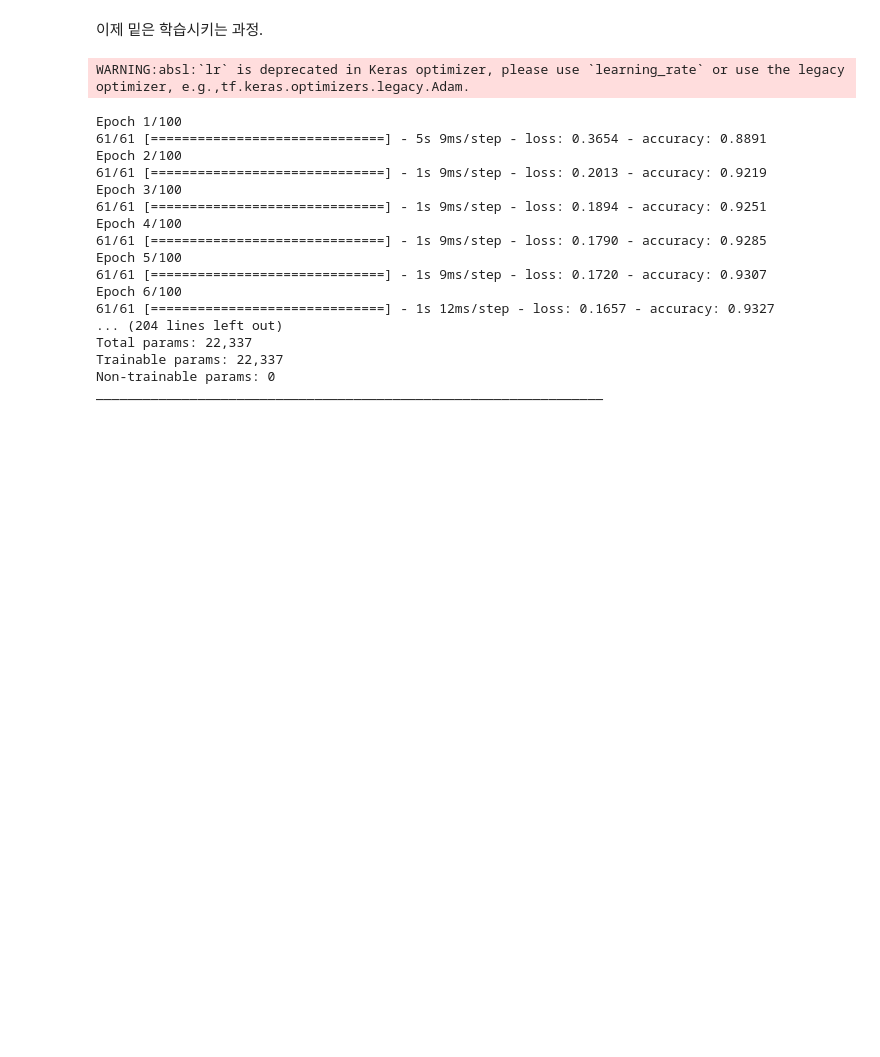
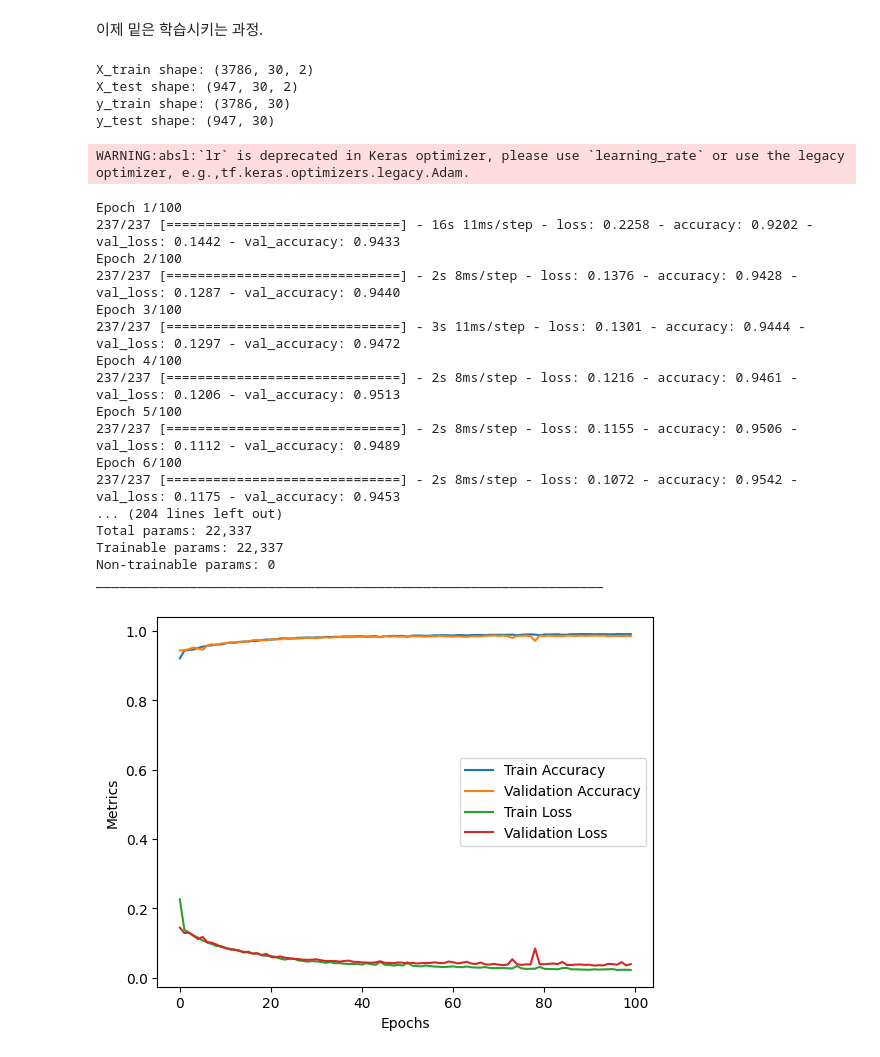
Before and after one commit to bk123477/Fall-Detection-Using-GRU, a Jupyter notebook: gru_real.ipynb, the cells around one changed output. Drawn from its saved outputs; the diff is of its cells as text; code cells hidden in the pictures; blank space fills up the shorter version.

```diff
--- a/gru_real.ipynb
+++ b/gru_real.ipynb
@@ -103,54 +103,72 @@ print(y_train.shape)
 # %%
 import numpy as np
 import tensorflow as tf
+import matplotlib.pyplot as plt
+from sklearn.model_selection import train_test_split
 from tensorflow.keras.layers import Input, GRU, Dense, Dropout
 from tensorflow.keras.models import Sequential
 from tensorflow.keras.optimizers import Adam
 from tensorflow.keras.utils import to_categorical
 
 # 시계열 데이터 생성
 time_steps = 30
 
-X_train = np.load('X_train.npy')
+X = np.load('X_train.npy')
 
-y_train = np.load('y_train.npy')
+y = np.load('y_train.npy')
 
-history = []
+X_train, X_test, y_train, y_test = train_test_split(X, y, test_size=0.2, random_state=42)
+
+print("X_train shape:", X_train.shape)
+print("X_test shape:", X_test.shape)
+print("y_train shape:", y_train.shape)
+print("y_test shape:", y_test.shape)
 
 model = Sequential()
 
 model.add(GRU(32, return_sequences=True, input_shape=(30, 2)))
 model.add(Dropout(0.2))
 model.add(GRU(64, return_sequences=True))
 model.add(Dropout(0.2))
 model.add(Dense(1, activation='sigmoid'))
 
 model.compile(loss='binary_crossentropy', optimizer=Adam(lr=0.001), metrics=['accuracy'])
-
-
-
-model.fit(X_train, y_train, epochs=100, batch_size = 32)
+history = model.fit(X_train, y_train, epochs=100, batch_size = 16, validation_data=(X_test, y_test))
 print(X_train.shape, y_train.shape)
 model.summary()
 
+plt.plot(history.history['accuracy'], label='Train Accuracy')
+plt.plot(history.history['val_accuracy'], label='Validation Accuracy')
+plt.plot(history.history['loss'], label='Train Loss')
+plt.plot(history.history['val_loss'], label='Validation Loss')
+plt.legend()
+plt.xlabel('Epochs')
+plt.ylabel('Metrics')
+plt.show()
+
 # test_loss, test_acc = model.evaluate(X_test, y_test)
 # print('Test accuracy:', test_acc)
 # %% [output]
-WARNING:absl:`lr` is deprecated in Keras optimizer, please use `learning_rate` or use the legacy optimizer, e.g.,tf.keras.optimizers.legacy.Adam.
+X_train shape: (3786, 30, 2)
+X_test shape: (947, 30, 2)
+y_train shape: (3786, 30)
+y_test shape: (947, 30)
-Epoch 1/100
-61/61 [==============================] - 5s 9ms/step - loss: 0.3654 - accuracy: 0.8891
-Epoch 2/100
-61/61 [==============================] - 1s 9ms/step - loss: 0.2013 - accuracy: 0.9219
-Epoch 3/100
-61/61 [==============================] - 1s 9ms/step - loss: 0.1894 - accuracy: 0.9251
-Epoch 4/100
-61/61 [==============================] - 1s 9ms/step - loss: 0.1790 - accuracy: 0.9285
-Epoch 5/100
-61/61 [==============================] - 1s 9ms/step - loss: 0.1720 - accuracy: 0.9307
-Epoch 6/100
-61/61 [==============================] - 1s 12ms/step - loss: 0.1657 - accuracy: 0.9327
-... (204 lines left out)
-Total params: 22,337
-Trainable params: 22,337
-Non-trainable params: 0
-_________________________________________________________________
+WARNING:absl:`lr` is deprecated in Keras optimizer, please use `learning_rate` or use the legacy optimizer, e.g.,tf.keras.optimizers.legacy.Adam.
+Epoch 1/100
+237/237 [==============================] - 16s 11ms/step - loss: 0.2258 - accuracy: 0.9202 - val_loss: 0.1442 - val_accuracy: 0.9433
+Epoch 2/100
+237/237 [==============================] - 2s 8ms/step - loss: 0.1376 - accuracy: 0.9428 - val_loss: 0.1287 - val_accuracy: 0.9440
+Epoch 3/100
+237/237 [==============================] - 3s 11ms/step - loss: 0.1301 - accuracy: 0.9444 - val_loss: 0.1297 - val_accuracy: 0.9472
+Epoch 4/100
+237/237 [==============================] - 2s 8ms/step - loss: 0.1216 - accuracy: 0.9461 - val_loss: 0.1206 - val_accuracy: 0.9513
+Epoch 5/100
+237/237 [==============================] - 2s 8ms/step - loss: 0.1155 - accuracy: 0.9506 - val_loss: 0.1112 - val_accuracy: 0.9489
+Epoch 6/100
+237/237 [==============================] - 2s 8ms/step - loss: 0.1072 - accuracy: 0.9542 - val_loss: 0.1175 - val_accuracy: 0.9453
+... (204 lines left out)
+Total params: 22,337
+Trainable params: 22,337
+Non-trainable params: 0
+_________________________________________________________________
+[figure, added]
```
Also changed, not shown: parts of 6 cells of this notebook.
